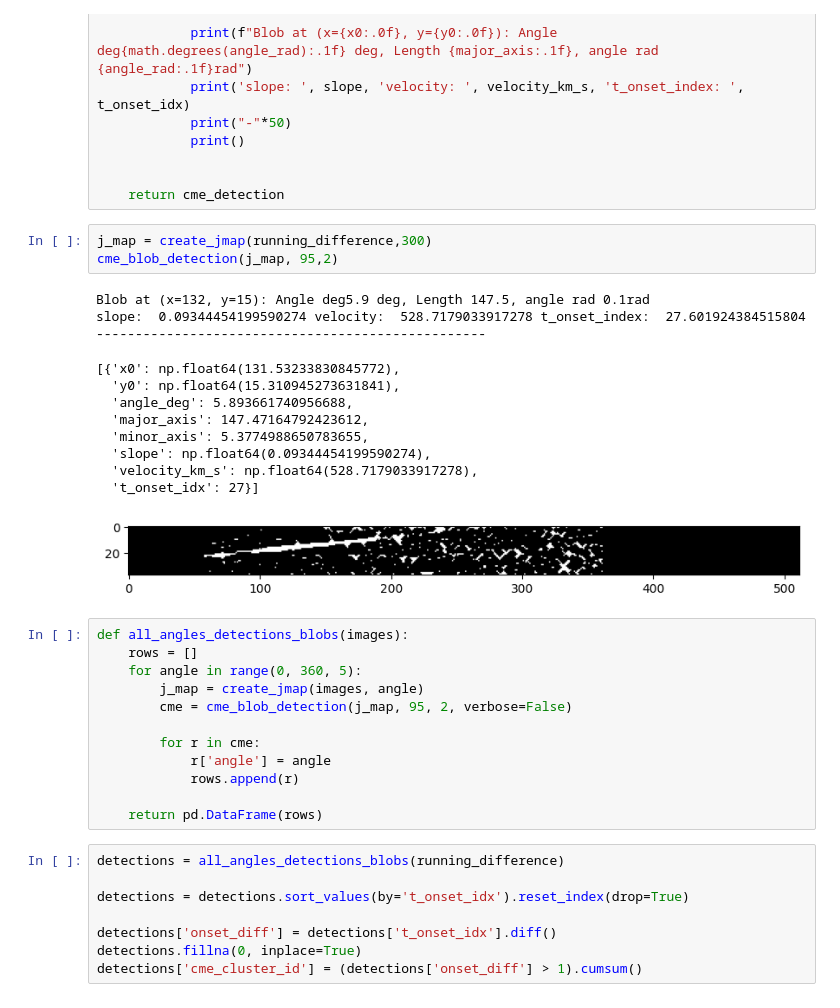
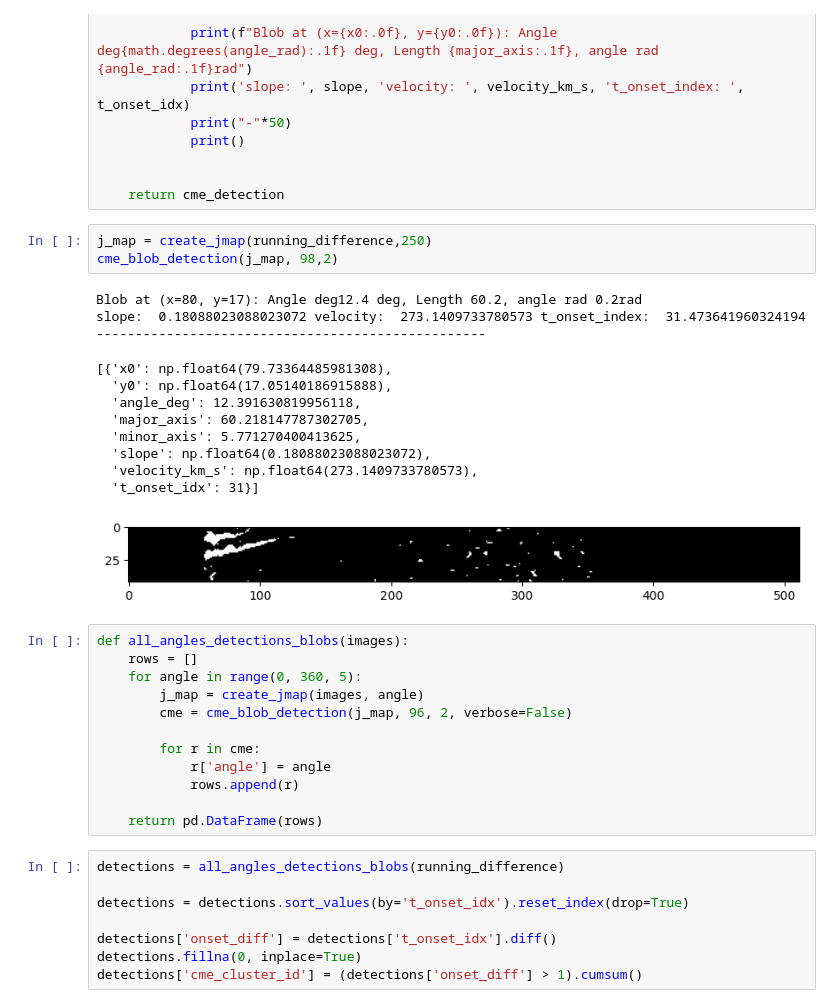
Before and after one commit to SightMan3/CME_DETECTION_GRU, a Jupyter notebook: GRU.ipynb, the cells around one changed output. Drawn from its saved outputs; the diff is of its cells as text.

```diff
--- a/GRU.ipynb
+++ b/GRU.ipynb
@@ -1163,27 +1163,27 @@ def cme_blob_detection(j_map, percentil, disk_size, verbose=True):
 
     return cme_detection
 # %%
-j_map = create_jmap(running_difference,300)
-cme_blob_detection(j_map, 95,2)
+j_map = create_jmap(running_difference,250)
+cme_blob_detection(j_map, 98,2)
 # %% [output]
-Blob at (x=132, y=15): Angle deg5.9 deg, Length 147.5, angle rad 0.1rad
-slope:  0.09344454199590274 velocity:  528.7179033917278 t_onset_index:  27.601924384515804
+Blob at (x=80, y=17): Angle deg12.4 deg, Length 60.2, angle rad 0.2rad
+slope:  0.18088023088023072 velocity:  273.1409733780573 t_onset_index:  31.473641960324194
 --------------------------------------------------
-[{'x0': np.float64(131.53233830845772),
-  'y0': np.float64(15.310945273631841),
-  'angle_deg': 5.893661740956688,
-  'major_axis': 147.47164792423612,
-  'minor_axis': 5.3774988650783655,
-  'slope': np.float64(0.09344454199590274),
-  'velocity_km_s': np.float64(528.7179033917278),
-  't_onset_idx': 27}]
+[{'x0': np.float64(79.73364485981308),
+  'y0': np.float64(17.05140186915888),
+  'angle_deg': 12.391630819956118,
+  'major_axis': 60.218147787302705,
+  'minor_axis': 5.771270400413625,
+  'slope': np.float64(0.18088023088023072),
+  'velocity_km_s': np.float64(273.1409733780573),
+  't_onset_idx': 31}]
-[figure, old version]
+[figure, new version]
 # %%
 def all_angles_detections_blobs(images):
     rows = []
     for angle in range(0, 360, 5):
         j_map = create_jmap(images, angle)
-        cme = cme_blob_detection(j_map, 95, 2, verbose=False)
+        cme = cme_blob_detection(j_map, 96, 2, verbose=False)
 
         for r in cme:
             r['angle'] = angle
```
Also changed, not shown: parts of 9 cells of this notebook, 4 other files.
